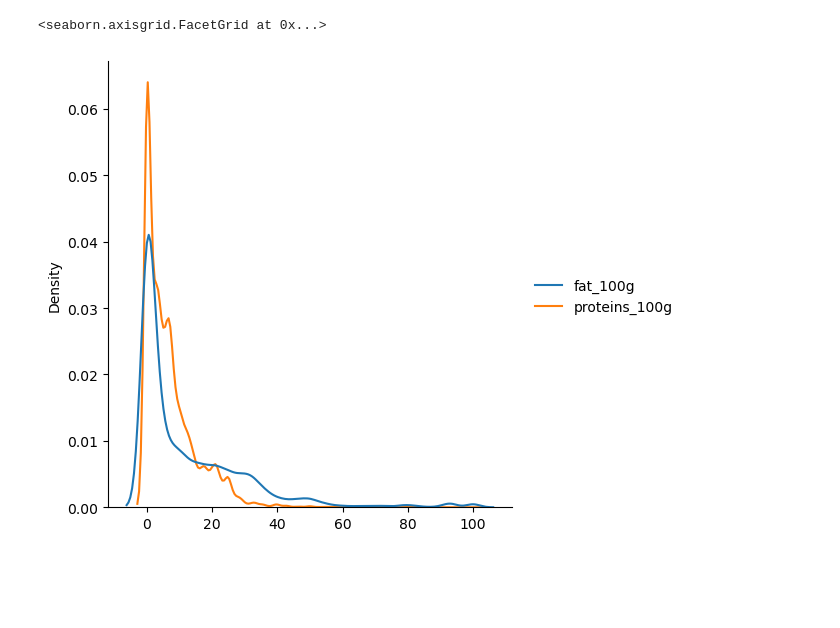
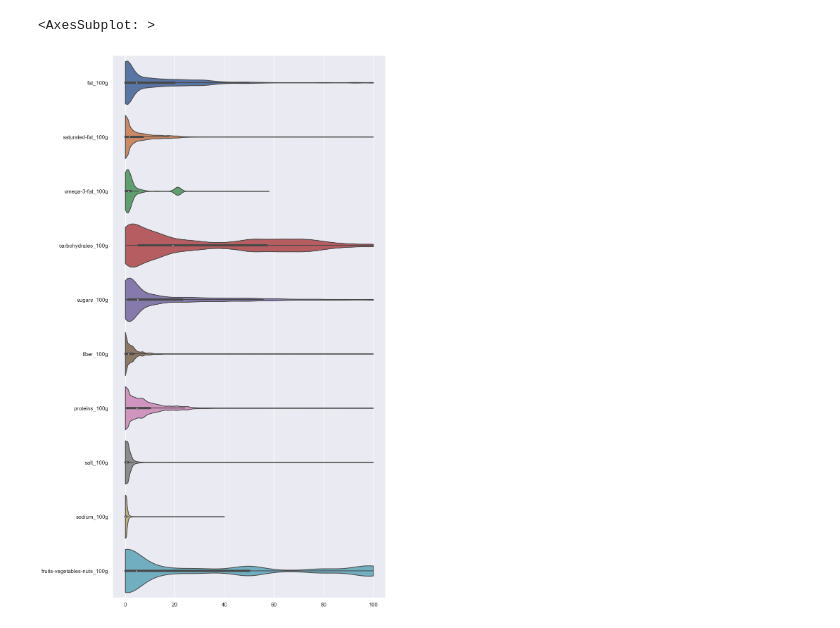
Before and after one commit to CeVague/Projet_3-Concevez_application_pour_sante_publique, a Jupyter notebook: Exploration.ipynb, the cells around one changed output. Saved outputs shown, nothing was run; the diff lists cells and outputs as text; code cells hidden in the pictures; blank space fills up the shorter version.

```diff
--- a/Exploration.ipynb
+++ b/Exploration.ipynb
@@ -59,3 +72,5 @@ wc = tmp.normalise().wordcloud(width=900, height=600, max_font_size=120)
+# %%
+sns.set(rc={"figure.figsize":(18, 12)})
 # %%
 plt.imshow(wc, interpolation='bilinear')
 plt.axis("off")
@@ -120,4 +132,6 @@ def plot_barchartcat(data, limit=None):
     print(tmp.values)
     print(list(tmp.index))
     sns.displot(tmp.values, x=list(tmp.index), kind="hist")
+# %%
+sns.set(rc={"figure.figsize":(10, 6)})
 # %%
@@ -158,7 +218,11 @@ sns.barplot(data=df2, x="index", y="value")
+# %%
+sns.set(rc={"figure.figsize":(10, 20)})
 # %%
-df = data[['fat_100g', 'proteins_100g']]
+df = data[['fat_100g', 'saturated-fat_100g', 'omega-3-fat_100g',
+'carbohydrates_100g', 'sugars_100g', 'fiber_100g', 'proteins_100g',
+'salt_100g', 'sodium_100g', 'fruits-vegetables-nuts_100g']]
 # %%
-sns.displot(data=df, kind='kde')
+sns.violinplot(data=df, orient='h', scale='width', cut=0)
 # %% [output]
-<seaborn.axisgrid.FacetGrid at 0x...>
+<AxesSubplot: >
-[figure, old version]
+[figure, new version]
```
Also changed, not shown: parts of 50 cells of this notebook.
